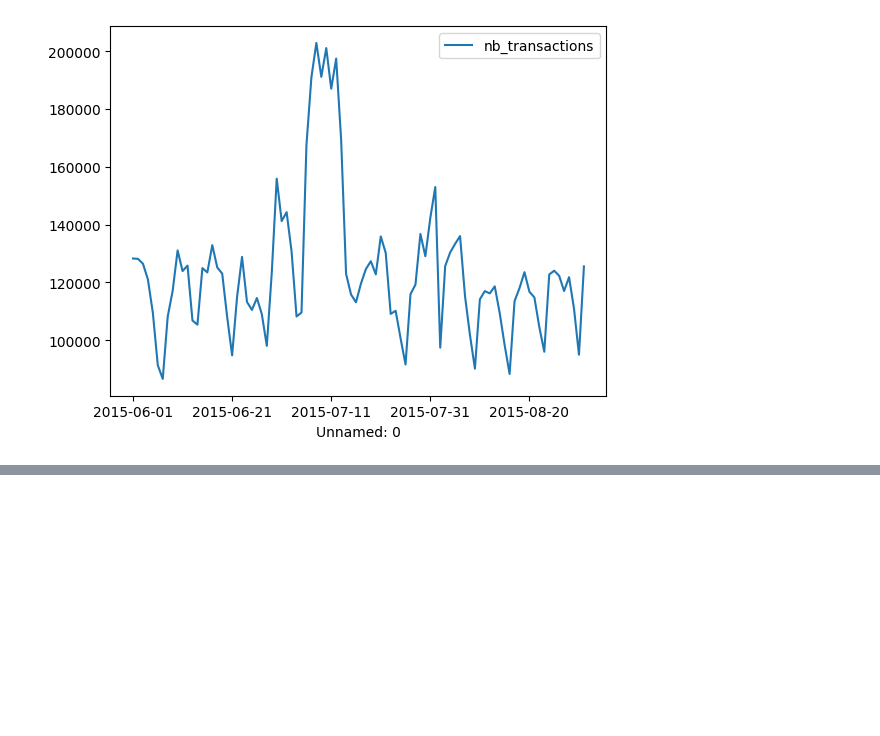
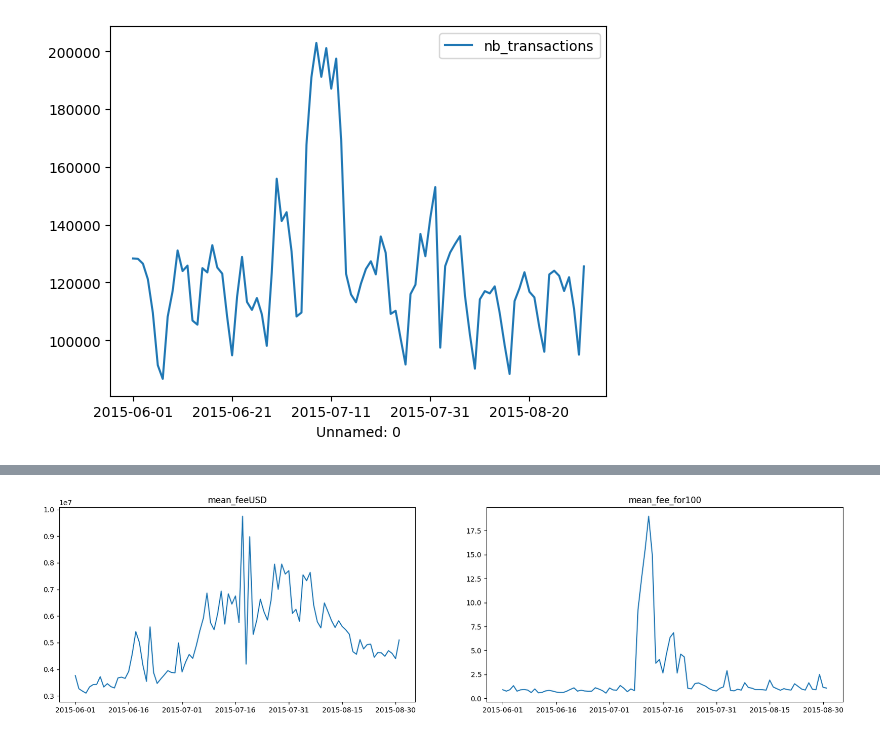
Before and after one commit to sinansoulier/BlockChainPYBD, a Jupyter notebook: test.ipynb, the cells around one changed output, grey strips where cells are left out. Saved outputs shown, nothing was run; the diff lists cells and outputs as text; code cells hidden in the pictures; blank space fills up the shorter version.

Commit message:
Added plotting tests

```diff
--- a/test.ipynb
+++ b/test.ipynb
@@ -134,0 +58,13 @@ Le montant total des frais de transaction s'élève à 230195892938 Satoshis sur
+# %%
+sub_mean = df[['Unnamed: 0', 'year', 'month', 'day', 'mean_feeUSD', 'mean_fee_for100']]
+sub_mean = sub_mean.loc[(sub_mean['year'] == 2015) & (sub_mean['month'].isin(range(6, 9)))]
+
+fig, ax = plt.subplots(1, 2, figsize=(20, 5))
+ax[0].plot(sub_mean['Unnamed: 0'], sub_mean['mean_feeUSD'])
+ax[0].set_title('mean_feeUSD')
+ax[0].xaxis.set_major_locator(plt.MaxNLocator(10))
+ax[1].plot(sub_mean['Unnamed: 0'], sub_mean['mean_fee_for100'])
+ax[1].set_title('mean_fee_for100')
+ax[1].xaxis.set_major_locator(plt.MaxNLocator(10))
+# %% [output]
+[figure, added]
```
Also changed, not shown: parts of 3 cells of this notebook.
